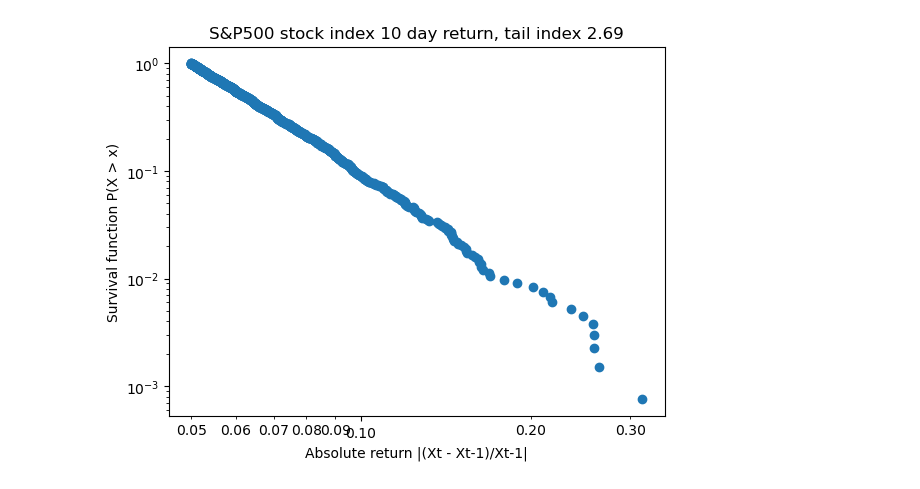
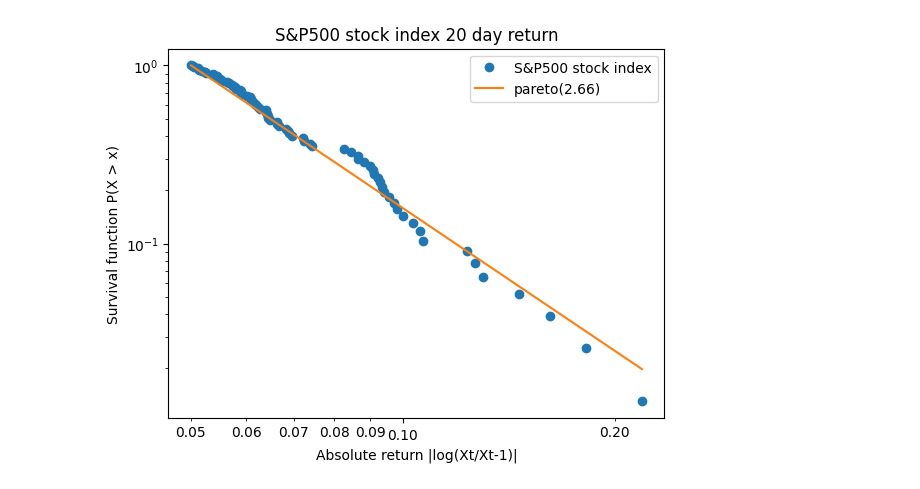
Before and after one commit to fumin/fumin.github.io, a Jupyter notebook: notes/statistics/taiex.ipynb, the cells around one changed output. Drawn from its saved outputs; the diff is of its cells as text; code cells hidden in the pictures.

```diff
--- a/notes/statistics/taiex.ipynb
+++ b/notes/statistics/taiex.ipynb
@@ -18,27 +18,45 @@ class Analysis:
 
 def analyzePareto(analysis):
     df = pandas.read_csv(analysis.fpath, dtype={'price': np.float64})
-    df["returns"] = df.price / df.price.shift(-analysis.lag)-1
-    df.drop(df.tail(analysis.lag).index,inplace=True)
+
+    # df["returns"] = df.price / df.price.shift(-analysis.lag)-1
+    # df.drop(df.tail(analysis.lag).index,inplace=True)
+    df = df.iloc[::analysis.lag, :]
+    df["returns"] = df.price / df.price.shift(-1)-1
+    df["returns"] = np.log(df.price / df.price.shift(-1))
+    df.drop(df.tail(1).index,inplace=True)
+
     df["absreturn"] = df.returns.apply(lambda x: np.abs(x))
+    df = df[df.returns < 0]
     df = df[(df.absreturn > analysis.lag*analysis.tailCutoff)]
+    if len(df) == 0:
+        return
 
-    pareto = scipy.stats.pareto.fit(df.absreturn, scale=analysis.lag*0.02)
-    tailIndex = pareto[0]
-    print("lag %d, tailOffset %f, tail index %f" % (analysis.lag, analysis.tailCutoff, tailIndex))
+    # Maximum likelihood method.
+    xm = np.min(df.absreturn)
+    alpha = len(df)/np.sum(np.log(df.absreturn/xm))
+
+    # Scipy method.
+    scipyPareto = scipy.stats.pareto.fit(df.absreturn, scale=analysis.lag*0.02)
+    scipyAlpha = scipyPareto[0]
+
     df = df.sort_values(by='absreturn', ascending=False)
+    df["survival"] = 1-(df.absreturn.rank()-1) / len(df)
+    fitted = np.power(xm/df.absreturn, alpha)
+
     print(df.head(5))
-
-    df["survival"] = 1-(df.absreturn.rank()-1) / len(df)
     fig, ax = plt.subplots(1, 1)
-    ax.scatter(df.absreturn, df.survival)
+    ax.plot(df.absreturn, df.survival, "o", label=analysis.name)
+    ax.plot(df.absreturn, fitted, label=("pareto(%.2f)"%(alpha)))
+    ax.legend()
     ax.set_xscale("log")
     ax.set_yscale("log")
     ax.xaxis.set_major_formatter(matplotlib.ticker.FuncFormatter(lambda x, pos: '%.2f' % x))
     ax.xaxis.set_minor_formatter(matplotlib.ticker.FuncFormatter(lambda x, pos: '%.2f' % x))
-    ax.set_title("%s %d day return, tail index %.2f" % (analysis.name, analysis.lag, tailIndex))
-    ax.set_xlabel("Absolute return |(Xt - Xt-1)/Xt-1|")
+    ax.set_title("%s %d day return" % (analysis.name, analysis.lag))
+    ax.set_xlabel("Absolute return |log(Xt/Xt-1)|")
     ax.set_ylabel("Survival function P(X > x)")
+    fig.savefig("loglog_%s"%analysis.name)
 
 
 def analyzeMSp(df, p):
@@ -75,14 +93,15 @@ def plotMS(analysis, df):
     ax.set_title("%s, %d day return" % (analysis.name, analysis.lag))
     ax.set_xlabel("date")
     ax.set_ylabel("Max/Sum")
+    # fig.savefig("ms_%s"%analysis.name)
+    print("%s N %d MS %.2f" % (analysis.name, len(df), df.iloc[len(df)-1]["ms4"]))
 
 
 def analyzeMS(analysis):
     df = pandas.read_csv(analysis.fpath, dtype={'price': np.float64})
     df = df.sort_values(by='date', ascending=True)
     df = df.iloc[::analysis.lag, :]
-    df["returns"] = df.price / df.price.shift(-1)-1
-    #df["returns"] = np.log(df.price / df.price.shift(-1))
+    df["returns"] = np.log(df.price / df.price.shift(-1))
     df.drop(df.tail(1).index,inplace=True)
     df["absreturn"] = df.returns.apply(lambda x: np.abs(x))
 
@@ -95,8 +114,31 @@ def analyze(analysis):
     analyzeMS(analysis)
 
 
-for lag in [10]:
-    for tailCutoff in [0.02]:
+# Plot a MS-plot for a normal distribution corresponding to TAIEX.
+def ms_taiex_gaussian():
+    analysis = Analysis()
+    analysis.name = "Gaussian with same σ as TAIEX"
+    analysis.lag = 20
+
+    # Compute daily standard deviation
+    df = pandas.read_csv("taiex.csv", dtype={'price': np.float64})
+    df["returns"] = np.log(df.price / df.price.shift(-1))
+    df.drop(df.tail(1).index,inplace=True)
+    mean = np.mean(df.returns)
+    std = np.std(df.returns)
+
+    # Simulate a normal distribution using the computed standard deviation.
+    df = pandas.read_csv("taiex.csv", dtype={'price': np.float64})
+    df = df.sort_values(by='date', ascending=True)
+    df = df.iloc[::analysis.lag, :]
+    mean *= analysis.lag
+    std *= np.sqrt(analysis.lag)
+    df["absreturn"] = np.abs(np.random.normal(loc=mean, scale=std, size=len(df)))
+    plotMS(analysis, df)
+
+
+for lag in [20]:
+    for tailCutoff in [0.005]:
         analysis = Analysis()
         analysis.name = "Taiwan stock index"
         analysis.fpath = "taiex.csv"
@@ -106,22 +148,7 @@ for lag in [10]:
 
         analysis.name = "S&P500 stock index"
         analysis.fpath = "sp500.csv"
-        analysis.tailCutoff = 0.005
+        analysis.tailCutoff = 0.0025
         analyze(analysis)
-
-
-# Plot a MS-plot for a normal distribution corresponding to TAIEX.
-analysis = Analysis()
-analysis.name = "Gaussian with same σ as TAIEX"
-analysis.lag = 10
-# Compute daily standard deviation
-df = pandas.read_csv("taiex.csv", dtype={'price': np.float64})
-df = df.sort_values(by='date', ascending=True)
-df["returns"] = df.price / df.price.shift(-1)-1
-df.drop(df.tail(1).index,inplace=True)
-std = np.std(df.returns)
-# Simulate a normal distribution using the computed standard deviation.
-df = df.iloc[::analysis.lag, :]
-df["absreturn"] = np.abs(np.random.normal(scale=analysis.lag*std, size=len(df)))
-plotMS(analysis, df)
+ms_taiex_gaussian()
 # %% [output]
@@ -144 +172 @@ lag 10, tailOffset 0.005000, tail index 2.686649
-[figure, old version]
+[figure, new version]
```
Also changed, not shown: parts of 1 cell of this notebook, 6 other files.
